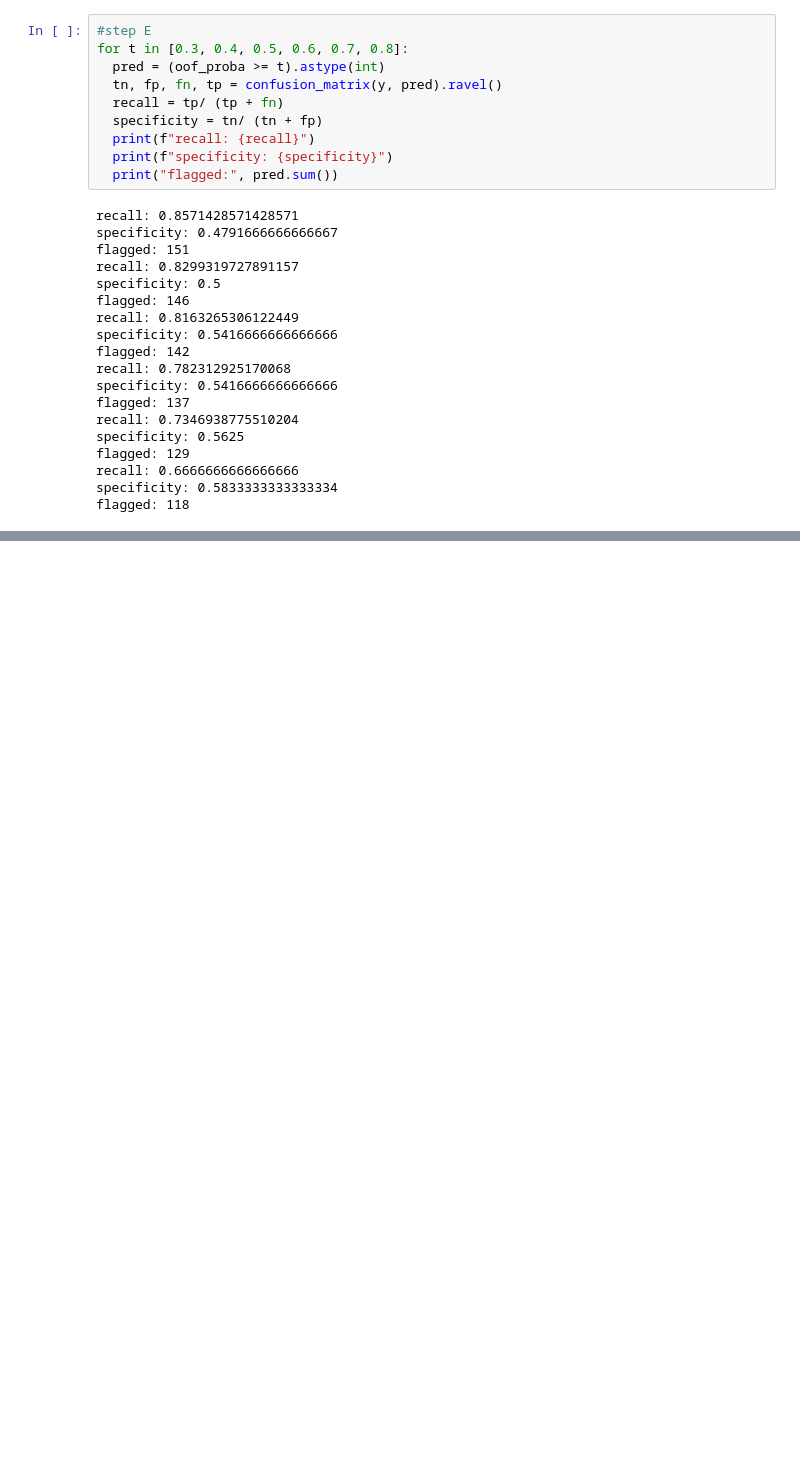
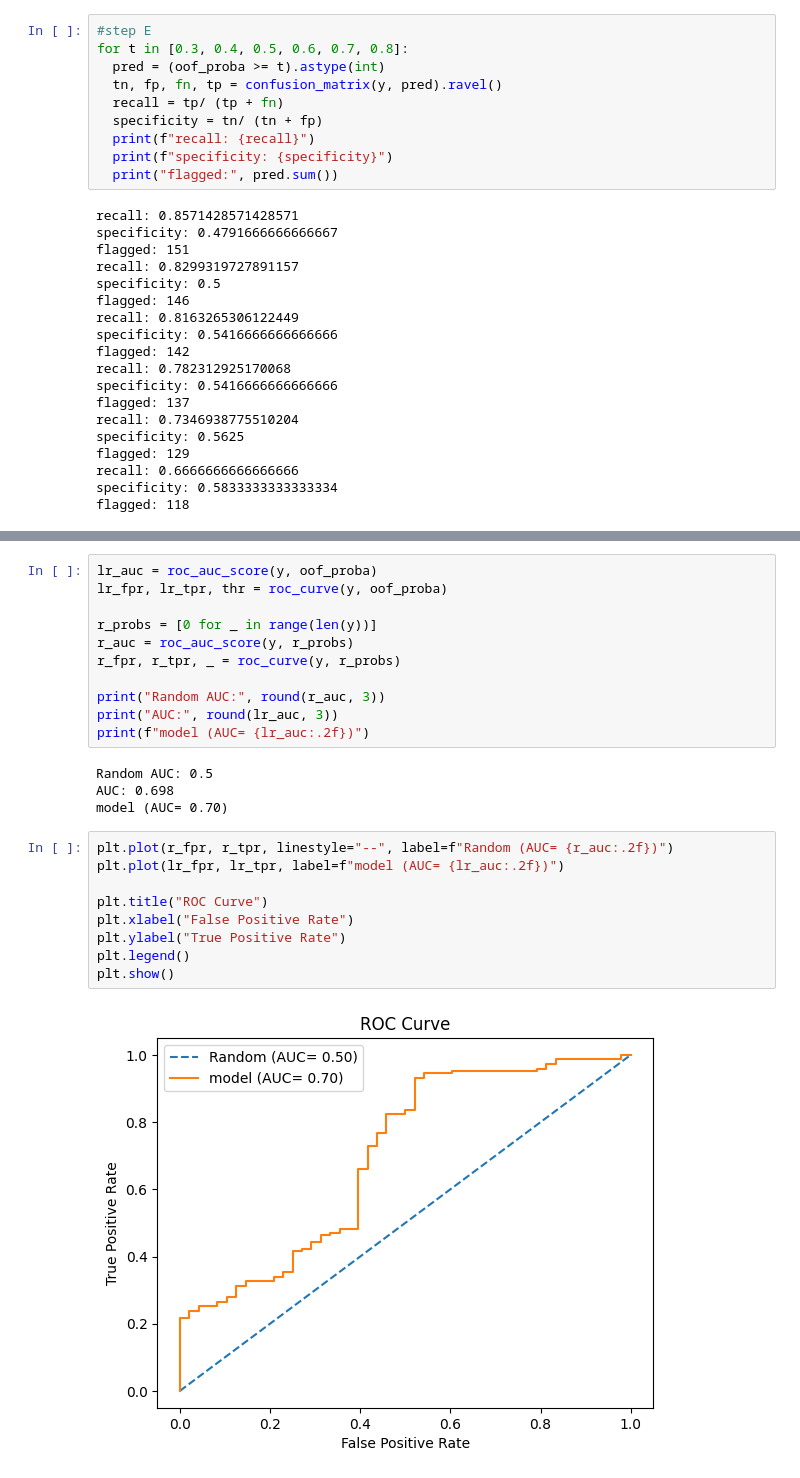
Before and after one commit to youelfissha23-boop/parkinsons-voice-screening, a Jupyter notebook: notebooks/01_leakage_safe_evaluation.ipynb, the cells around one changed output, grey strips where cells are left out. Saved outputs shown, nothing was run; the diff lists cells and outputs as text; blank space fills up the shorter version.

```diff
--- a/notebooks/01_leakage_safe_evaluation.ipynb
+++ b/notebooks/01_leakage_safe_evaluation.ipynb
@@ -236,0 +266,26 @@ flagged: 118
+# %%
+lr_auc = roc_auc_score(y, oof_proba)
+lr_fpr, lr_tpr, thr = roc_curve(y, oof_proba)
+
+r_probs = [0 for _ in range(len(y))]
+r_auc = roc_auc_score(y, r_probs)
+r_fpr, r_tpr, _ = roc_curve(y, r_probs)
+
+print("Random AUC:", round(r_auc, 3))
+print("AUC:", round(lr_auc, 3))
+print(f"model (AUC= {lr_auc:.2f})")
+# %% [output]
+Random AUC: 0.5
+AUC: 0.698
+model (AUC= 0.70)
+# %%
+plt.plot(r_fpr, r_tpr, linestyle="--", label=f"Random (AUC= {r_auc:.2f})")
+plt.plot(lr_fpr, lr_tpr, label=f"model (AUC= {lr_auc:.2f})")
+
+plt.title("ROC Curve")
+plt.xlabel("False Positive Rate")
+plt.ylabel("True Positive Rate")
+plt.legend()
+plt.show()
+# %% [output]
+[figure, added]
```
Also changed, not shown: parts of 11 cells of this notebook.
